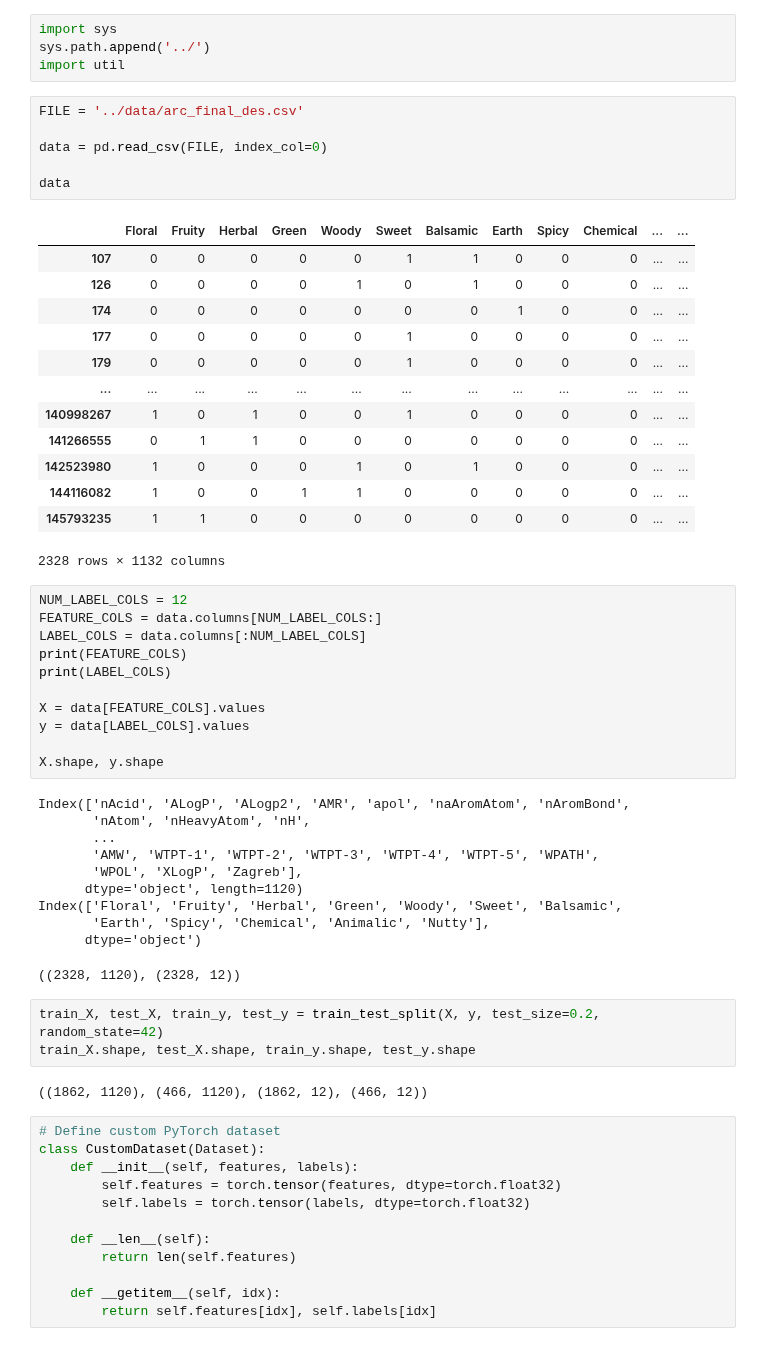
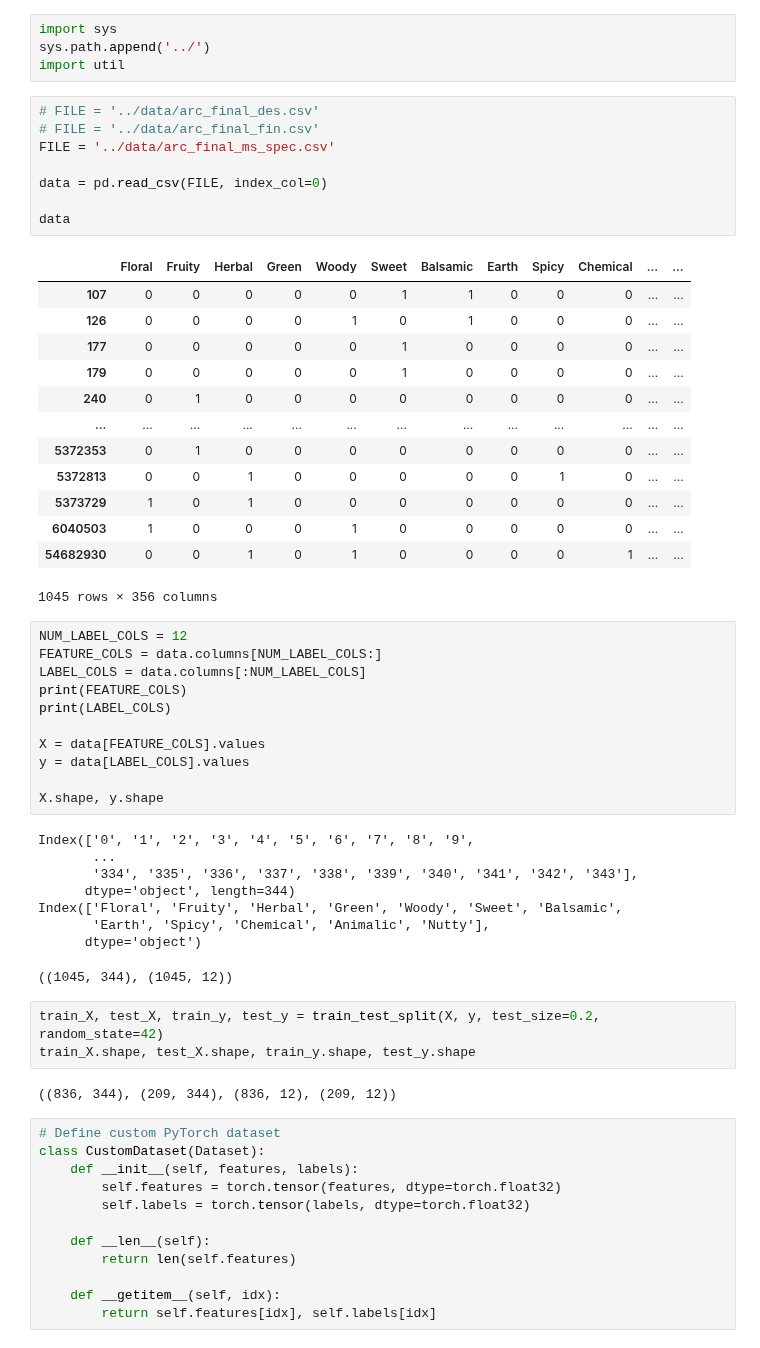
Before and after one commit to Rory-Dam/master_thesis, a Jupyter notebook: molecule_based/general_param_search.ipynb, the cells around one changed output. Drawn from its saved outputs; the diff is of its cells as text.

```diff
--- a/molecule_based/general_param_search.ipynb
+++ b/molecule_based/general_param_search.ipynb
@@ -23,25 +23,27 @@ import sys
 sys.path.append('../')
 import util
 # %%
-FILE = '../data/arc_final_des.csv'
+# FILE = '../data/arc_final_des.csv'
+# FILE = '../data/arc_final_fin.csv'
+FILE = '../data/arc_final_ms_spec.csv'
 
 data = pd.read_csv(FILE, index_col=0)
 
 data
 # %% [output]
 |  | Floral | Fruity | Herbal | Green | Woody | Sweet | Balsamic | Earth | Spicy | Chemical | ... | ... |
 | 107 | 0 | 0 | 0 | 0 | 0 | 1 | 1 | 0 | 0 | 0 | ... | ... |
 | 126 | 0 | 0 | 0 | 0 | 1 | 0 | 1 | 0 | 0 | 0 | ... | ... |
-| 174 | 0 | 0 | 0 | 0 | 0 | 0 | 0 | 1 | 0 | 0 | ... | ... |
 | 177 | 0 | 0 | 0 | 0 | 0 | 1 | 0 | 0 | 0 | 0 | ... | ... |
 | 179 | 0 | 0 | 0 | 0 | 0 | 1 | 0 | 0 | 0 | 0 | ... | ... |
+| 240 | 0 | 1 | 0 | 0 | 0 | 0 | 0 | 0 | 0 | 0 | ... | ... |
 | ... | ... | ... | ... | ... | ... | ... | ... | ... | ... | ... | ... | ... |
-| 140998267 | 1 | 0 | 1 | 0 | 0 | 1 | 0 | 0 | 0 | 0 | ... | ... |
-| 141266555 | 0 | 1 | 1 | 0 | 0 | 0 | 0 | 0 | 0 | 0 | ... | ... |
-| 142523980 | 1 | 0 | 0 | 0 | 1 | 0 | 1 | 0 | 0 | 0 | ... | ... |
-| 144116082 | 1 | 0 | 0 | 1 | 1 | 0 | 0 | 0 | 0 | 0 | ... | ... |
-| 145793235 | 1 | 1 | 0 | 0 | 0 | 0 | 0 | 0 | 0 | 0 | ... | ... |
+| 5372353 | 0 | 1 | 0 | 0 | 0 | 0 | 0 | 0 | 0 | 0 | ... | ... |
+| 5372813 | 0 | 0 | 1 | 0 | 0 | 0 | 0 | 0 | 1 | 0 | ... | ... |
+| 5373729 | 1 | 0 | 1 | 0 | 0 | 0 | 0 | 0 | 0 | 0 | ... | ... |
+| 6040503 | 1 | 0 | 0 | 0 | 1 | 0 | 0 | 0 | 0 | 0 | ... | ... |
+| 54682930 | 0 | 0 | 1 | 0 | 1 | 0 | 0 | 0 | 0 | 1 | ... | ... |
-2328 rows × 1132 columns
+1045 rows × 356 columns
 # %%
 NUM_LABEL_COLS = 12
 FEATURE_COLS = data.columns[NUM_LABEL_COLS:]
@@ -54,21 +56,19 @@ y = data[LABEL_COLS].values
 
 X.shape, y.shape
 # %% [output]
-Index(['nAcid', 'ALogP', 'ALogp2', 'AMR', 'apol', 'naAromAtom', 'nAromBond',
-       'nAtom', 'nHeavyAtom', 'nH',
+Index(['0', '1', '2', '3', '4', '5', '6', '7', '8', '9',
        ...
-       'AMW', 'WTPT-1', 'WTPT-2', 'WTPT-3', 'WTPT-4', 'WTPT-5', 'WPATH',
-       'WPOL', 'XLogP', 'Zagreb'],
-      dtype='object', length=1120)
+       '334', '335', '336', '337', '338', '339', '340', '341', '342', '343'],
+      dtype='object', length=344)
 Index(['Floral', 'Fruity', 'Herbal', 'Green', 'Woody', 'Sweet', 'Balsamic',
        'Earth', 'Spicy', 'Chemical', 'Animalic', 'Nutty'],
       dtype='object')
-((2328, 1120), (2328, 12))
+((1045, 344), (1045, 12))
 # %%
 train_X, test_X, train_y, test_y = train_test_split(X, y, test_size=0.2, random_state=42)
 train_X.shape, test_X.shape, train_y.shape, test_y.shape
 # %% [output]
-((1862, 1120), (466, 1120), (1862, 12), (466, 12))
+((836, 344), (209, 344), (836, 12), (209, 12))
 # %%
 # Define custom PyTorch dataset
 class CustomDataset(Dataset):
```
Also changed, not shown: parts of 6 cells of this notebook.
